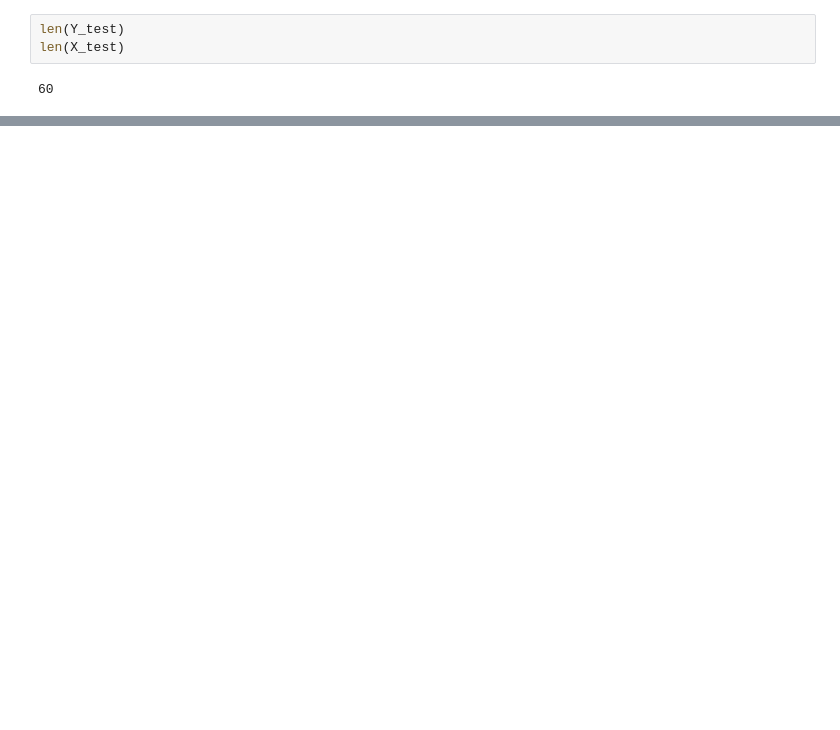
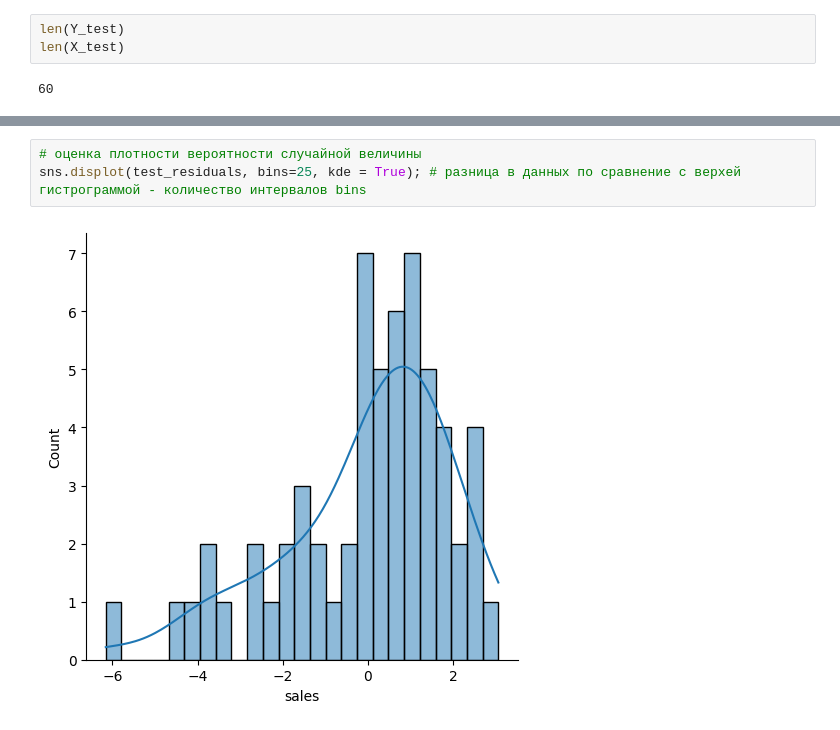
Before and after one commit to AlexTmbMifi/ML_basic, a Jupyter notebook: ML_LinearRegression.ipynb, the cells around one changed output, grey strips where cells are left out. Saved outputs shown, nothing was run; the diff lists cells and outputs as text; blank space fills up the shorter version.

```diff
--- a/ML_LinearRegression.ipynb
+++ b/ML_LinearRegression.ipynb
@@ -69,0 +160,5 @@ plt.scatter(X_test['TV'], Y_new)
+# %%
+# оценка плотности вероятности случайной величины
+sns.displot(test_residuals, bins=25, kde = True); # разница в данных по сравнение с верхей гистрограммой - количество интервалов bins
+# %% [output]
+[figure, added]
```
Also changed, not shown: parts of 25 cells of this notebook.
